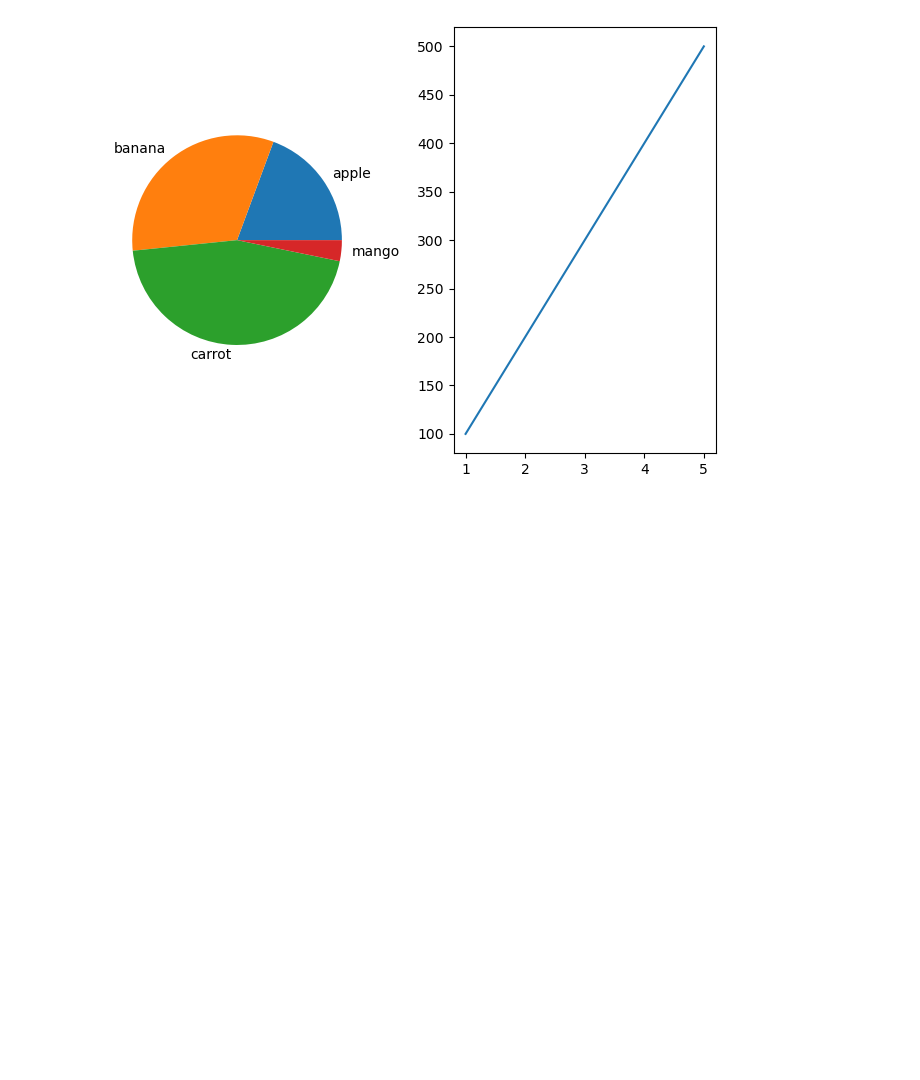
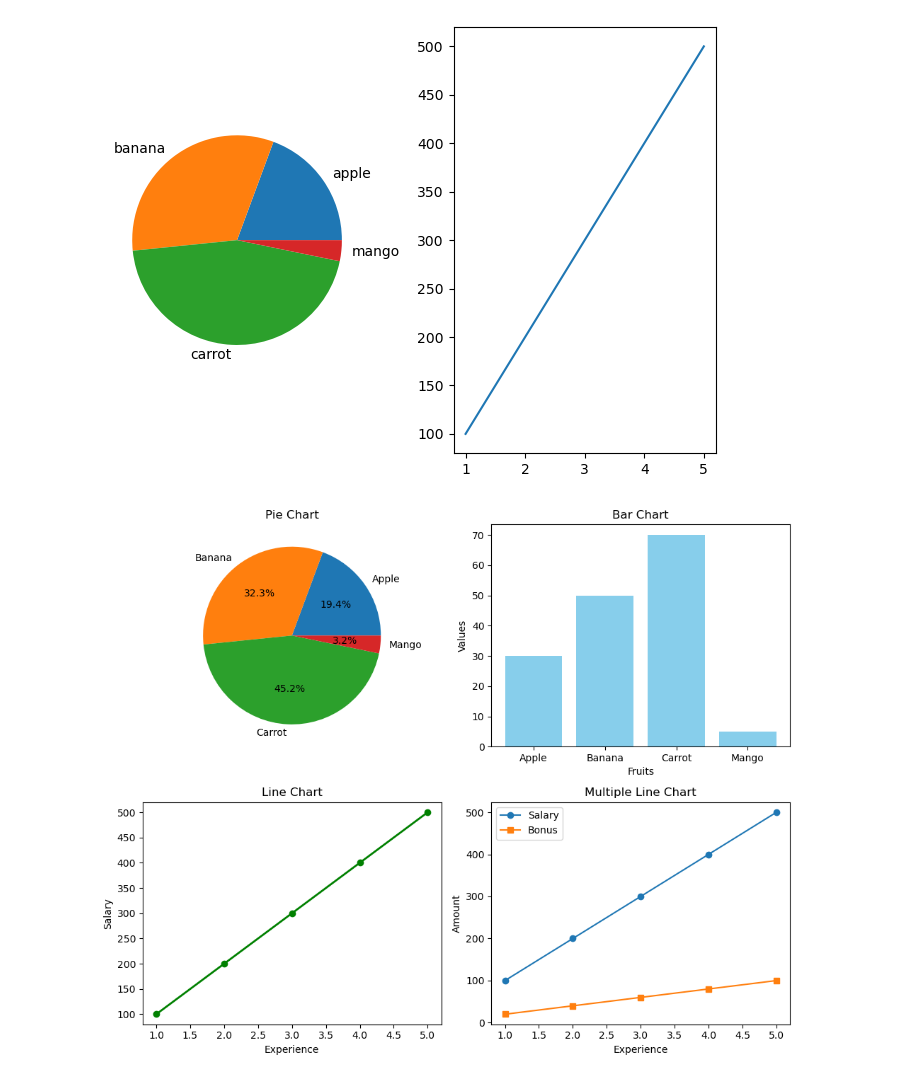
Before and after one commit to AdityaSharma016/aws-python, a Jupyter notebook: day14.ipynb, the cells around one changed output. Cells and saved outputs as stored; diff of their text form; code cells hidden in the pictures; blank space fills up the shorter version.

```diff
--- a/day14.ipynb
+++ b/day14.ipynb
@@ -95,3 +95,56 @@ plt.tight_layout()
 plt.show()
 # %% [output]
 [figure]
+# %%
+import matplotlib.pyplot as plt
+
+# -------------------- Data --------------------
+fruits = ["Apple", "Banana", "Carrot", "Mango"]
+values = [30, 50, 70, 5]
+
+experience = [1, 2, 3, 4, 5]
+salary = [100, 200, 300, 400, 500]
+bonus = [20, 40, 60, 80, 100]
+
+# -------------------- Create 2x2 Subplots --------------------
+fig, ax = plt.subplots(2, 2, figsize=(10, 8))
+
+# -------------------- Pie Chart --------------------
+ax[0, 0].pie(values, labels=fruits, autopct='%1.1f%%')
+ax[0, 0].set_title("Pie Chart")
+
+# -------------------- Bar Chart --------------------
+ax[0, 1].bar(fruits, values, color='skyblue')
+ax[0, 1].set_title("Bar Chart")
+ax[0, 1].set_xlabel("Fruits")
+ax[0, 1].set_ylabel("Values")
+
+# -------------------- Line Chart --------------------
+ax[1, 0].plot(experience, salary,
+              marker='o',
+              color='green',
+              linewidth=2)
+ax[1, 0].set_title("Line Chart")
+ax[1, 0].set_xlabel("Experience")
+ax[1, 0].set_ylabel("Salary")
+
+# -------------------- Multiple Line Chart --------------------
+ax[1, 1].plot(experience, salary,
+              marker='o',
+              label='Salary')
+
+ax[1, 1].plot(experience, bonus,
+              marker='s',
+              label='Bonus')
+
+ax[1, 1].set_title("Multiple Line Chart")
+ax[1, 1].set_xlabel("Experience")
+ax[1, 1].set_ylabel("Amount")
+ax[1, 1].legend()
+
+# -------------------- Adjust Layout --------------------
+plt.tight_layout()
+plt.savefig("adii")
+plt.show()
+# %% [output]
+[figure, added]
```
Also changed, not shown: parts of 1 cell of this notebook, 1 other file.
